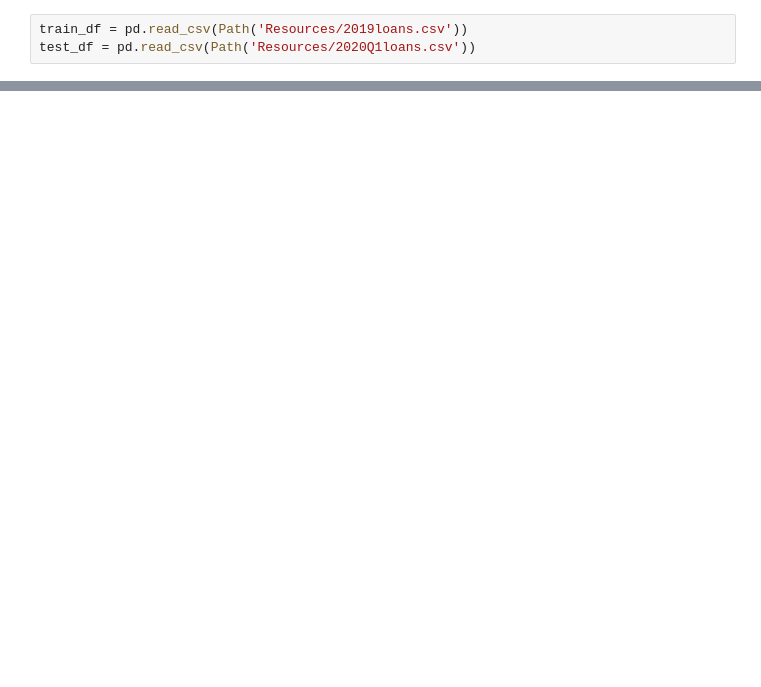
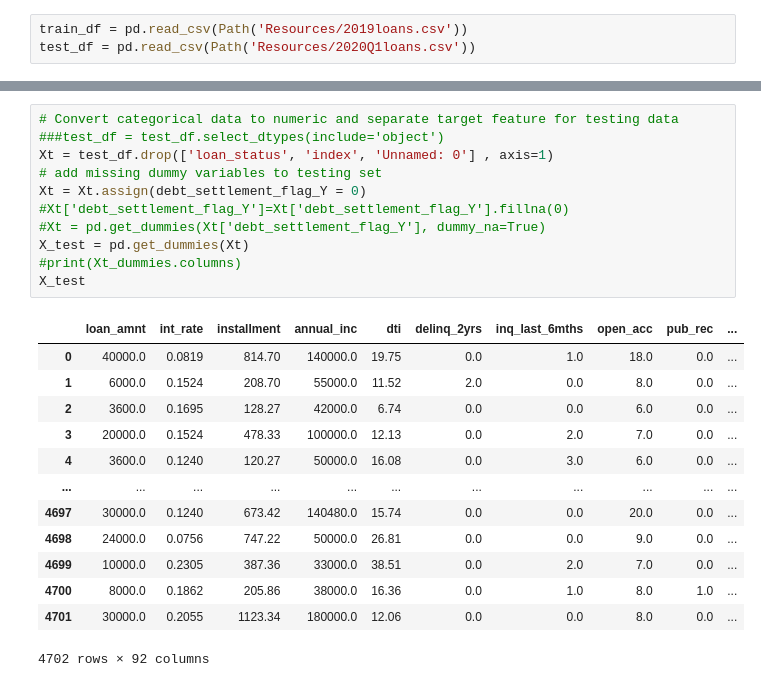
Before and after one commit to Jorgehdzdata/Supervised-Machine-Learning-Homework-, a Jupyter notebook: Credit Risk Evaluator.ipynb, the cells around one changed output, grey strips where cells are left out. Cells and saved outputs as stored; diff of their text form; blank space fills up the shorter version.

```diff
--- a/Credit Risk Evaluator.ipynb
+++ b/Credit Risk Evaluator.ipynb
@@ -30,0 +40,25 @@ x
+# %%
+# Convert categorical data to numeric and separate target feature for testing data
+###test_df = test_df.select_dtypes(include='object')
+Xt = test_df.drop(['loan_status', 'index', 'Unnamed: 0'] , axis=1)
+# add missing dummy variables to testing set
+Xt = Xt.assign(debt_settlement_flag_Y = 0)
+#Xt['debt_settlement_flag_Y']=Xt['debt_settlement_flag_Y'].fillna(0)
+#Xt = pd.get_dummies(Xt['debt_settlement_flag_Y'], dummy_na=True)
+X_test = pd.get_dummies(Xt)
+#print(Xt_dummies.columns)
+X_test
+# %% [output]
+|  | loan_amnt | int_rate | installment | annual_inc | dti | delinq_2yrs | inq_last_6mths | open_acc | pub_rec | ... |
+| 0 | 40000.0 | 0.0819 | 814.70 | 140000.0 | 19.75 | 0.0 | 1.0 | 18.0 | 0.0 | ... |
+| 1 | 6000.0 | 0.1524 | 208.70 | 55000.0 | 11.52 | 2.0 | 0.0 | 8.0 | 0.0 | ... |
+| 2 | 3600.0 | 0.1695 | 128.27 | 42000.0 | 6.74 | 0.0 | 0.0 | 6.0 | 0.0 | ... |
+| 3 | 20000.0 | 0.1524 | 478.33 | 100000.0 | 12.13 | 0.0 | 2.0 | 7.0 | 0.0 | ... |
+| 4 | 3600.0 | 0.1240 | 120.27 | 50000.0 | 16.08 | 0.0 | 3.0 | 6.0 | 0.0 | ... |
+| ... | ... | ... | ... | ... | ... | ... | ... | ... | ... | ... |
+| 4697 | 30000.0 | 0.1240 | 673.42 | 140480.0 | 15.74 | 0.0 | 0.0 | 20.0 | 0.0 | ... |
+| 4698 | 24000.0 | 0.0756 | 747.22 | 50000.0 | 26.81 | 0.0 | 0.0 | 9.0 | 0.0 | ... |
+| 4699 | 10000.0 | 0.2305 | 387.36 | 33000.0 | 38.51 | 0.0 | 2.0 | 7.0 | 0.0 | ... |
+| 4700 | 8000.0 | 0.1862 | 205.86 | 38000.0 | 16.36 | 0.0 | 1.0 | 8.0 | 1.0 | ... |
+| 4701 | 30000.0 | 0.2055 | 1123.34 | 180000.0 | 12.06 | 0.0 | 0.0 | 8.0 | 0.0 | ... |
+4702 rows × 92 columns
```
Also changed, not shown: parts of 15 cells of this notebook.
